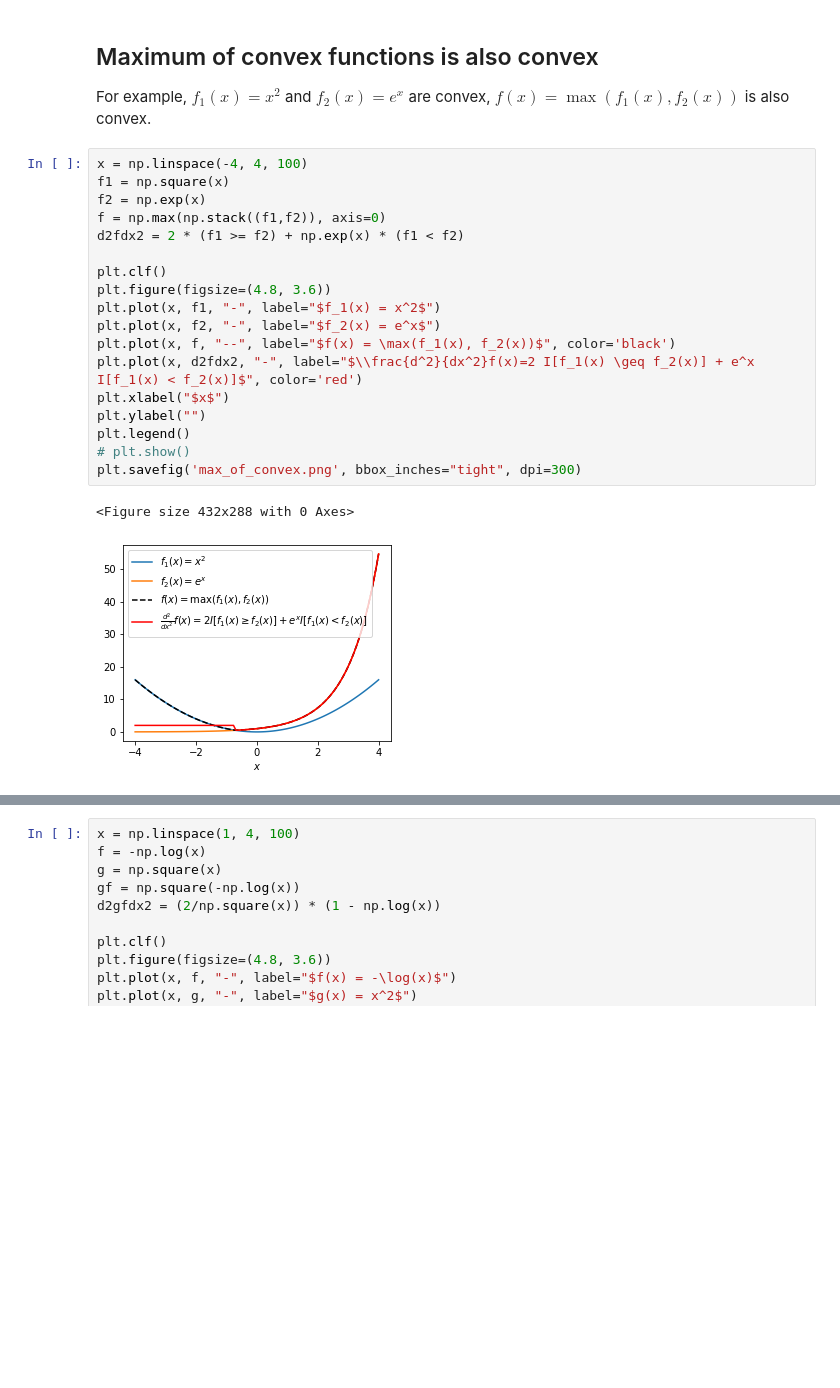
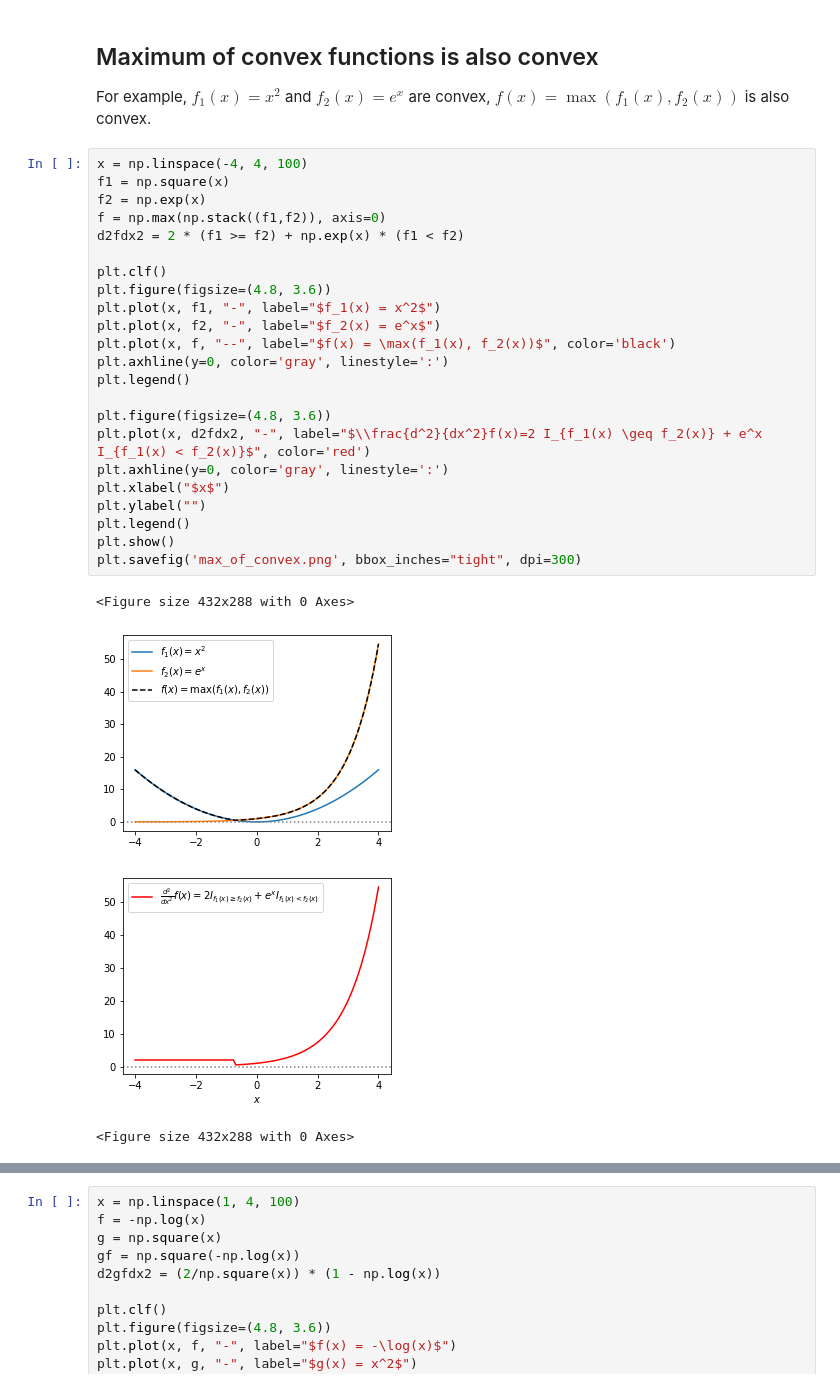
Before and after one commit to yueliyl/gec_intro2ml, a Jupyter notebook: GradientDescent.ipynb, the cells around one changed output, grey strips where cells are left out. Saved outputs shown, nothing was run; the diff lists cells and outputs as text; blank space fills up the shorter version.

```diff
--- a/GradientDescent.ipynb
+++ b/GradientDescent.ipynb
@@ -65,22 +65,29 @@ For example, $f_1(x) = x^2$ and $f_2(x) = e^x$ are convex, $f(x) = \max(f_1(x),
 # %%
 x = np.linspace(-4, 4, 100)
 f1 = np.square(x)
 f2 = np.exp(x)
 f = np.max(np.stack((f1,f2)), axis=0)
 d2fdx2 = 2 * (f1 >= f2) + np.exp(x) * (f1 < f2)
 
 plt.clf()
 plt.figure(figsize=(4.8, 3.6))
 plt.plot(x, f1, "-", label="$f_1(x) = x^2$")
 plt.plot(x, f2, "-", label="$f_2(x) = e^x$")
 plt.plot(x, f, "--", label="$f(x) = \max(f_1(x), f_2(x))$", color='black')
-plt.plot(x, d2fdx2, "-", label="$\\frac{d^2}{dx^2}f(x)=2 I[f_1(x) \geq f_2(x)] + e^x I[f_1(x) < f_2(x)]$", color='red')
+plt.axhline(y=0, color='gray', linestyle=':')
+plt.legend()
+
+plt.figure(figsize=(4.8, 3.6))
+plt.plot(x, d2fdx2, "-", label="$\\frac{d^2}{dx^2}f(x)=2 I_{f_1(x) \geq f_2(x)} + e^x I_{f_1(x) < f_2(x)}$", color='red')
+plt.axhline(y=0, color='gray', linestyle=':')
 plt.xlabel("$x$")
 plt.ylabel("")
 plt.legend()
-# plt.show()
+plt.show()
 plt.savefig('max_of_convex.png', bbox_inches="tight", dpi=300)
 # %% [output]
 <Figure size 432x288 with 0 Axes>
-[figure, old version]
+[figure, new version]
+[figure, added]
+<Figure size 432x288 with 0 Axes>
 # %% [markdown]
```
Also changed, not shown: parts of 27 cells of this notebook.
